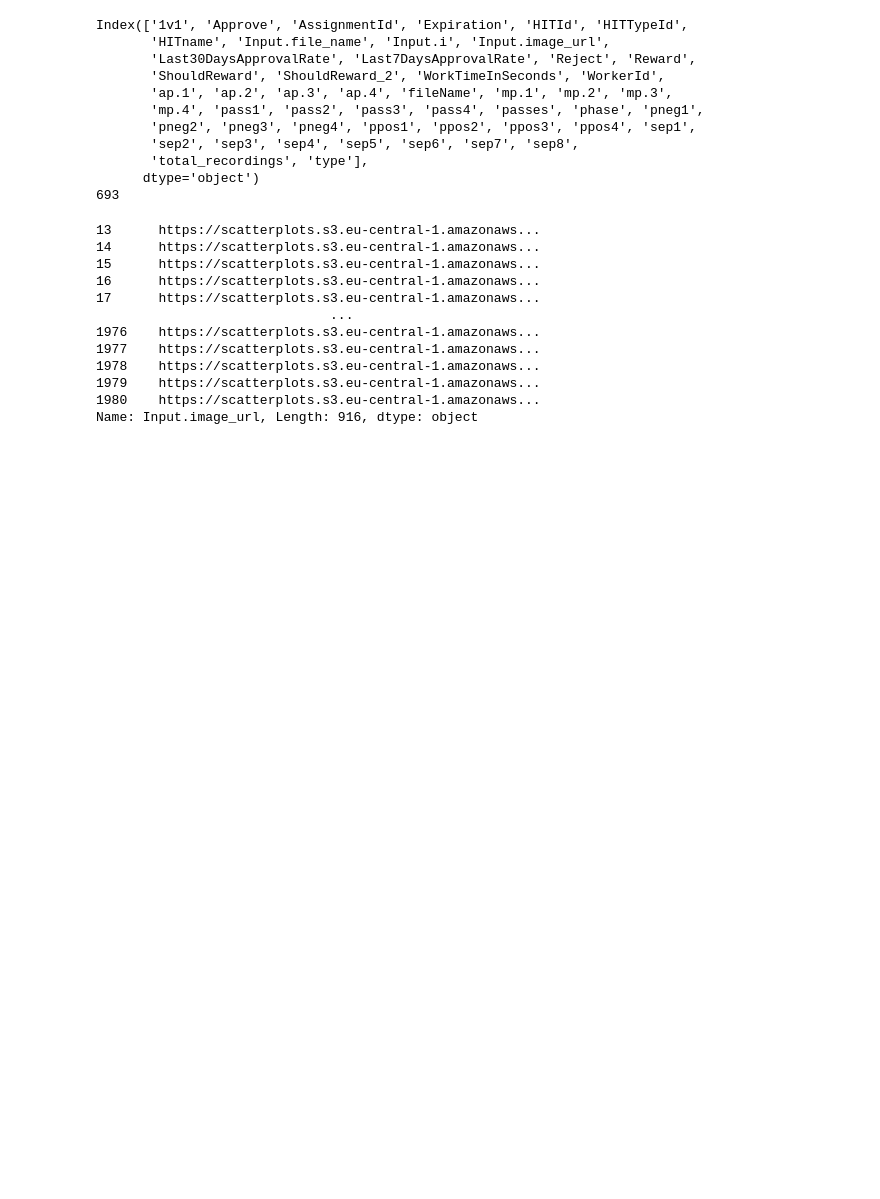
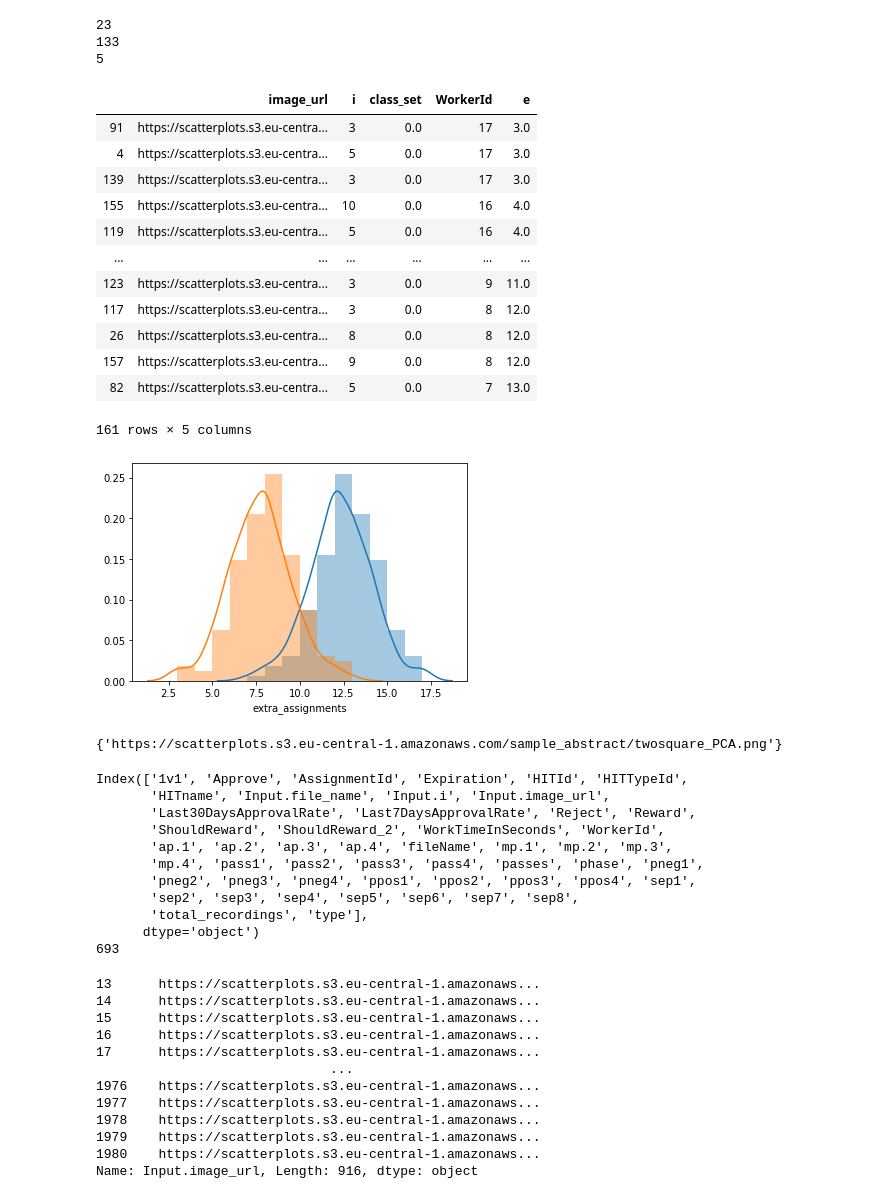
Before and after one commit to kix2mix2/SepMe, a Jupyter notebook: Jupyters/Batch Data all.ipynb, the cells around one changed output. Saved outputs shown, nothing was run; the diff lists cells and outputs as text; code cells hidden in the pictures; blank space fills up the shorter version.

```diff
--- a/Jupyters/Batch Data all.ipynb
+++ b/Jupyters/Batch Data all.ipynb
@@ -329,0 +366,3 @@ See the caveats in the documentation: http://pandas.pydata.org/pandas-docs/stabl
+# %%
+df_sem = select_df(df1)
+df_sem
@@ -330,3 +383,59 @@ See the caveats in the documentation: http://pandas.pydata.org/pandas-docs/stabl
+# %%
+hits = df_sem.groupby(['Input.image_url', 'Input.i', 'Input.class_set']).agg(
+    {'WorkerId': 'count'}).reset_index().sort_values(
+    ['WorkerId'], ascending=False)
+
+hits.loc[hits['WorkerId']<15]
+
+hits['extra_assignments'] = np.ones(len(hits))*20 - hits['WorkerId']
+# hits.to_csv('extra_semantic_assignemnts.csv', index=False)
+
+#
+
+
+
+sns.distplot(hits['WorkerId'], bins=10)
+sns.distplot(hits['extra_assignments'], bins=10)
+
+print(len(hits.loc[hits['WorkerId']<11]))
+print(len(hits.loc[hits['WorkerId'].between(11,15)]))
+print(len(hits.loc[hits['WorkerId'].between(16,20)]))
+
+hits.columns = ['image_url', 'i', 'class_set', 'WorkerId', 'e']
+hits.loc[hits['WorkerId']<14]
+
+
+
+hits.loc[hits['WorkerId']<11].to_csv('12times_semantic.csv', index=False)
+hits.loc[hits['WorkerId'].between(11,15)].to_csv('5times_semantic.csv', index=False)
+
+hits
+# %% [output]
+23
+133
+5
+|  | image_url | i | class_set | WorkerId | e |
+| 91 | https://scatterplots.s3.eu-centra... | 3 | 0.0 | 17 | 3.0 |
+| 4 | https://scatterplots.s3.eu-centra... | 5 | 0.0 | 17 | 3.0 |
+| 139 | https://scatterplots.s3.eu-centra... | 3 | 0.0 | 17 | 3.0 |
+| 155 | https://scatterplots.s3.eu-centra... | 10 | 0.0 | 16 | 4.0 |
+| 119 | https://scatterplots.s3.eu-centra... | 5 | 0.0 | 16 | 4.0 |
+| ... | ... | ... | ... | ... | ... |
+| 123 | https://scatterplots.s3.eu-centra... | 3 | 0.0 | 9 | 11.0 |
+| 117 | https://scatterplots.s3.eu-centra... | 3 | 0.0 | 8 | 12.0 |
+| 26 | https://scatterplots.s3.eu-centra... | 8 | 0.0 | 8 | 12.0 |
+| 157 | https://scatterplots.s3.eu-centra... | 9 | 0.0 | 8 | 12.0 |
+| 82 | https://scatterplots.s3.eu-centra... | 5 | 0.0 | 7 | 13.0 |
+161 rows × 5 columns
+[figure, added]
+# %%
+
+planned_hits = pd.read_csv('/Users/morarica/Developer/SepMe/data/mturk_samples/sample_abstract/index_all.csv')
+planned_hits
+
+set(planned_hits.image_url) - set(hits['Input.image_url'])
+# %% [output]
+{'https://scatterplots.s3.eu-central-1.amazonaws.com/sample_abstract/twosquare_PCA.png'}
 # %%
 print(df1.columns)
 print(len(set(df1['Input.image_url'])))
```
Also changed, not shown: parts of 12 cells of this notebook, 9 other files.
